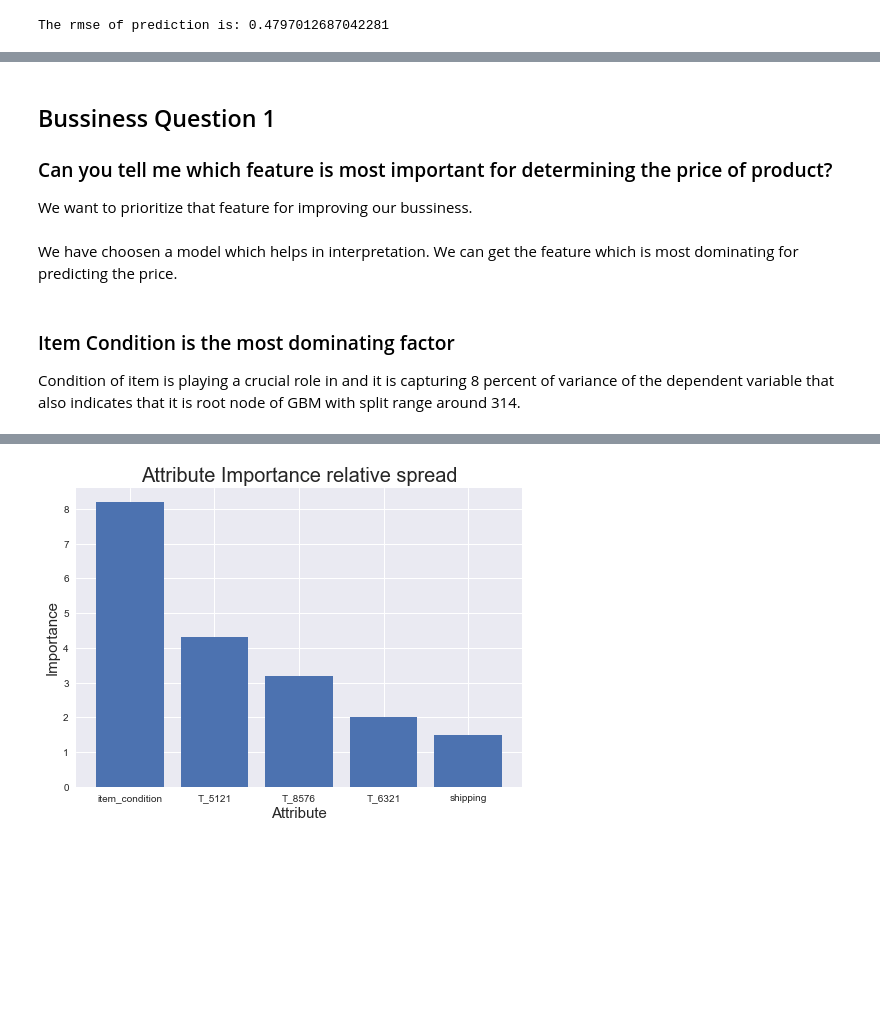
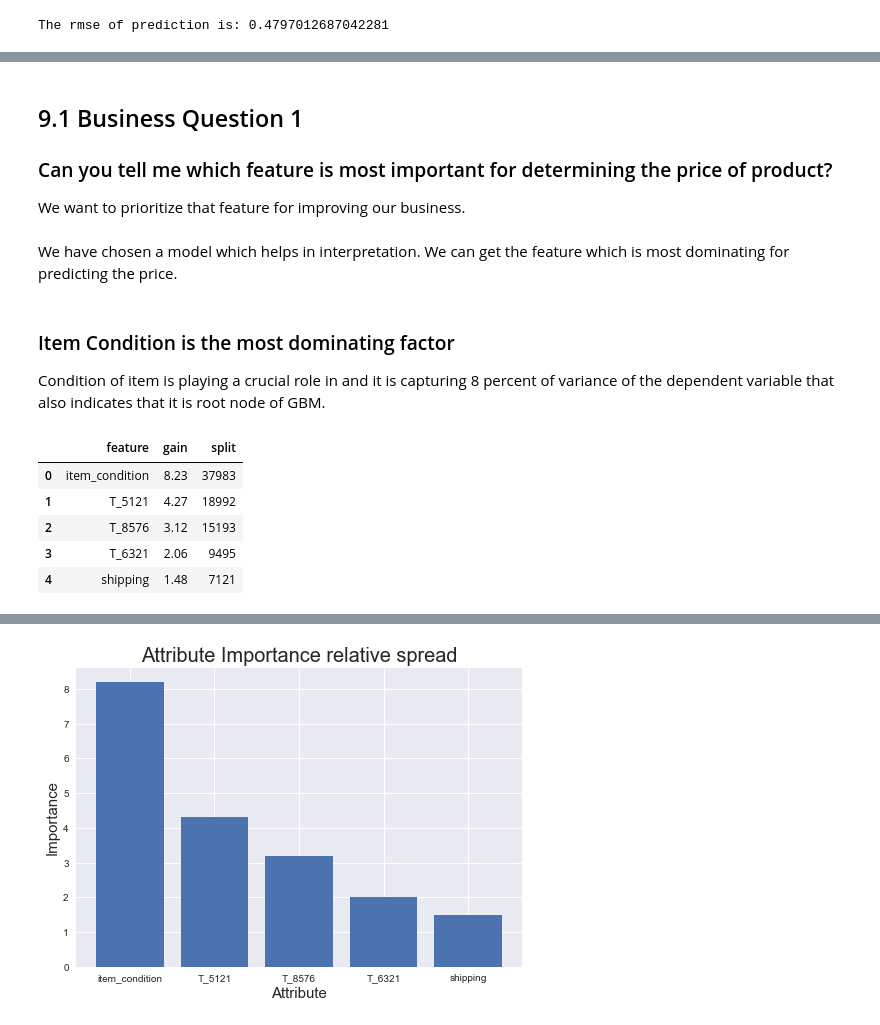
Before and after one commit to karthiktsaliki/Price_Suggestion_E-Commerce, a Jupyter notebook: Price Suggestion E-Commerce.ipynb, the cells around one changed output, grey strips where cells are left out. Drawn from its saved outputs; the diff is of its cells as text; code cells hidden in the pictures; blank space fills up the shorter version.

```diff
--- a/Price Suggestion E-Commerce.ipynb
+++ b/Price Suggestion E-Commerce.ipynb
@@ -390,15 +468,25 @@ The rmse of prediction is: 0.4797012687042281
 # %% [markdown]
-## Bussiness Question 1
+## 9.1 Business Question 1
 
 ### Can you tell me which feature is most important for determining the price of product?
 
-We want to prioritize that feature for improving our bussiness.
+We want to prioritize that feature for improving our business.
 # %% [markdown]
-We have choosen a model which helps in interpretation. We can get the feature which is most dominating for predicting the price.
+We have chosen a model which helps in interpretation. We can get the feature which is most dominating for predicting the price.
 # %%
 gain = gbm.feature_importance('gain')
 feature_dataframe = pd.DataFrame({'feature':gbm.feature_name(), 'split':gbm.feature_importance('split'), 'gain':100 * gain / gain.sum()}).sort_values('gain', ascending=False)
 # %% [markdown]
 ### Item Condition is the most dominating factor
 
-Condition of item is playing a crucial role in and it is capturing 8 percent of variance of the dependent variable that also indicates that it is root node of GBM with split range around 314.
+Condition of item is playing a crucial role in and it is capturing 8 percent of variance of the dependent variable that also indicates that it is root node of GBM.
+# %%
+sorted_feature=df.sort(['gain'], descending=[0])
+sorted_feature.head()
+# %% [output]
+|  | feature | gain | split |
+| 0 | item_condition | 8.23 | 37983 |
+| 1 | T_5121 | 4.27 | 18992 |
+| 2 | T_8576 | 3.12 | 15193 |
+| 3 | T_6321 | 2.06 | 9495 |
+| 4 | shipping | 1.48 | 7121 |
```
Also changed, not shown: parts of 50 cells of this notebook, 1 other file.
